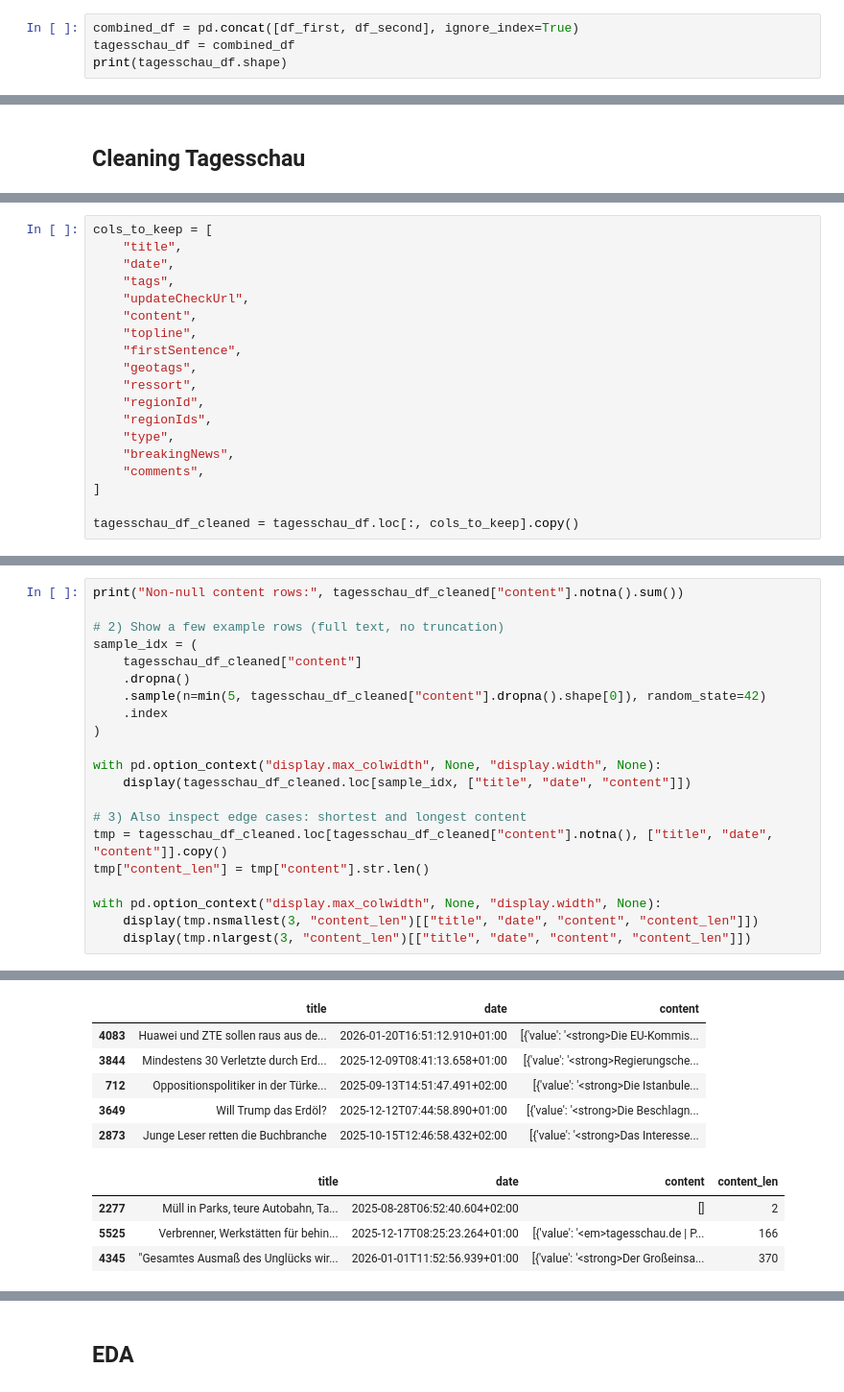
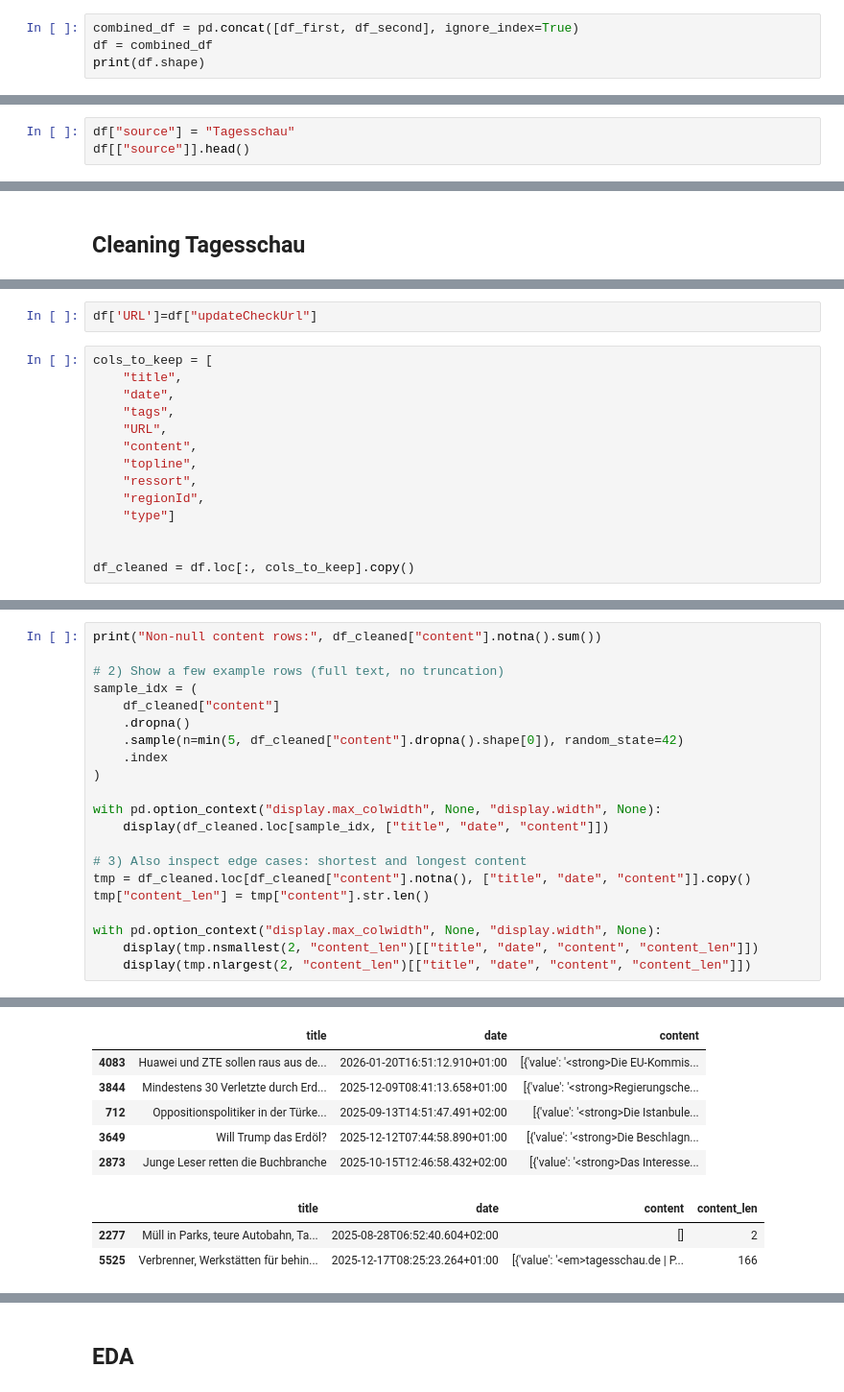
Before and after one commit to mattishaumann/Thesis, a Jupyter notebook: data preprocessing/06_Tagesschau.ipynb, the cells around one changed output, grey strips where cells are left out. Shown at 96% size. Cells and saved outputs as stored; diff of their text form.

```diff
--- a/data preprocessing/06_Tagesschau.ipynb
+++ b/data preprocessing/06_Tagesschau.ipynb
@@ -40,6 +34,9 @@ df_second.head()
 # %%
 combined_df = pd.concat([df_first, df_second], ignore_index=True)
-tagesschau_df = combined_df
-print(tagesschau_df.shape)
+df = combined_df
+print(df.shape)
 # %% [output]
 (6320, 42)
+# %%
+df["source"] = "Tagesschau"
+df[["source"]].head()
@@ -79,20 +83,17 @@ tagesschau_df.head()
+# %%
+df['URL']=df["updateCheckUrl"]
 # %%
 cols_to_keep = [
     "title",
     "date",
     "tags",
-    "updateCheckUrl",
+    "URL",
     "content",
     "topline",
-    "firstSentence",
-    "geotags",
     "ressort",
     "regionId",
-    "regionIds",
-    "type",
-    "breakingNews",
-    "comments",
-]
+    "type"]
 
-tagesschau_df_cleaned = tagesschau_df.loc[:, cols_to_keep].copy()
+
+df_cleaned = df.loc[:, cols_to_keep].copy()
 # %%
@@ -118,33 +118,32 @@ memory usage: 648.2 KB
 # %%
-print("Non-null content rows:", tagesschau_df_cleaned["content"].notna().sum())
+print("Non-null content rows:", df_cleaned["content"].notna().sum())
 
 # 2) Show a few example rows (full text, no truncation)
 sample_idx = (
-    tagesschau_df_cleaned["content"]
+    df_cleaned["content"]
     .dropna()
-    .sample(n=min(5, tagesschau_df_cleaned["content"].dropna().shape[0]), random_state=42)
+    .sample(n=min(5, df_cleaned["content"].dropna().shape[0]), random_state=42)
     .index
 )
 
 with pd.option_context("display.max_colwidth", None, "display.width", None):
-    display(tagesschau_df_cleaned.loc[sample_idx, ["title", "date", "content"]])
+    display(df_cleaned.loc[sample_idx, ["title", "date", "content"]])
 
 # 3) Also inspect edge cases: shortest and longest content
-tmp = tagesschau_df_cleaned.loc[tagesschau_df_cleaned["content"].notna(), ["title", "date", "content"]].copy()
+tmp = df_cleaned.loc[df_cleaned["content"].notna(), ["title", "date", "content"]].copy()
 tmp["content_len"] = tmp["content"].str.len()
 
 with pd.option_context("display.max_colwidth", None, "display.width", None):
-    display(tmp.nsmallest(3, "content_len")[["title", "date", "content", "content_len"]])
-    display(tmp.nlargest(3, "content_len")[["title", "date", "content", "content_len"]])
+    display(tmp.nsmallest(2, "content_len")[["title", "date", "content", "content_len"]])
+    display(tmp.nlargest(2, "content_len")[["title", "date", "content", "content_len"]])
 # %% [output]
 Non-null content rows: 6320
 |  | title | date | content |
 | 4083 | Huawei und ZTE sollen raus aus de... | 2026-01-20T16:51:12.910+01:00 | [{'value': '<strong>Die EU-Kommis... |
 | 3844 | Mindestens 30 Verletzte durch Erd... | 2025-12-09T08:41:13.658+01:00 | [{'value': '<strong>Regierungsche... |
 | 712 | Oppositionspolitiker in der Türke... | 2025-09-13T14:51:47.491+02:00 | [{'value': '<strong>Die Istanbule... |
 | 3649 | Will Trump das Erdöl? | 2025-12-12T07:44:58.890+01:00 | [{'value': '<strong>Die Beschlagn... |
 | 2873 | Junge Leser retten die Buchbranche | 2025-10-15T12:46:58.432+02:00 | [{'value': '<strong>Das Interesse... |
 |  | title | date | content | content_len |
 | 2277 | Müll in Parks, teure Autobahn, Ta... | 2025-08-28T06:52:40.604+02:00 | [] | 2 |
 | 5525 | Verbrenner, Werkstätten für behin... | 2025-12-17T08:25:23.264+01:00 | [{'value': '<em>tagesschau.de | P... | 166 |
-| 4345 | "Gesamtes Ausmaß des Unglücks wir... | 2026-01-01T11:52:56.939+01:00 | [{'value': '<strong>Der Großeinsa... | 370 |
```
Also changed, not shown: parts of 43 cells of this notebook, 17 other files.
